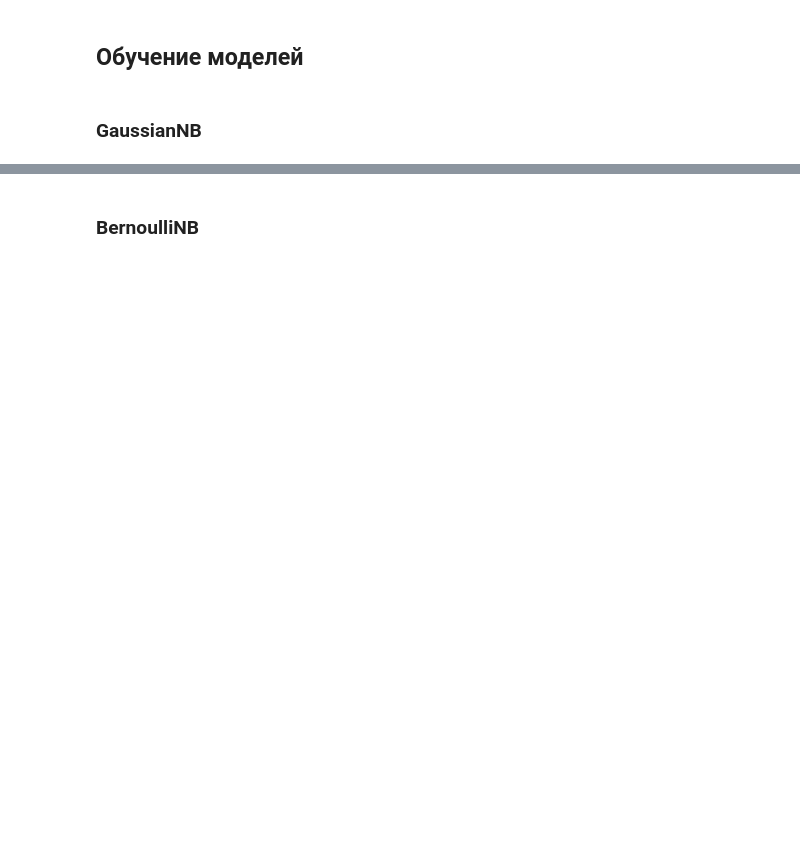
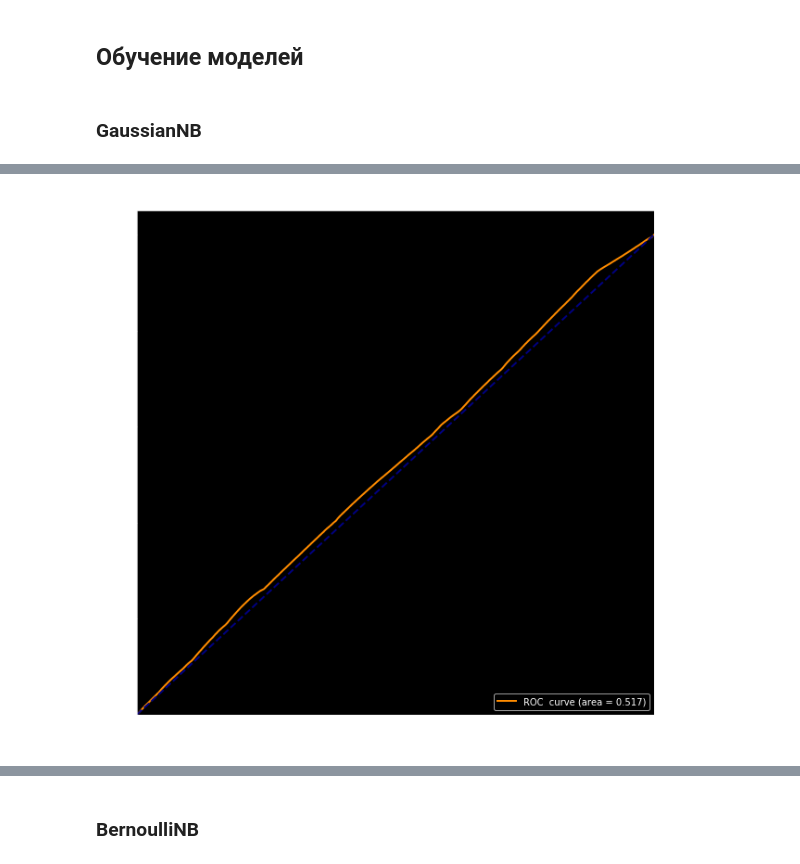
Before and after one commit to Witness-senpai/MLtask, a Jupyter notebook: notebooks/train.ipynb, the cells around one changed output, grey strips where cells are left out. Saved outputs shown, nothing was run; the diff lists cells and outputs as text; code cells hidden in the pictures; blank space fills up the shorter version.

```diff
--- a/notebooks/train.ipynb
+++ b/notebooks/train.ipynb
@@ -101,6 +100,6 @@ val_part = 0.2
 hold_part = 0.02
 # %%
 %%time
-data_path = '../data/filtered_train_data.csv'
+data_path = 'data/filtered_train_data.csv'
 data = pd.read_csv(data_path, dtype=dtypes)
 # %% [output]
@@ -171,7 +256,10 @@ gauss_model.fit(train_data[:,0:-1], train_data[:,-1])
 # %%
 plt.figure(figsize=(10,10))
 plot_roc_curve(true=val_data[:,-1],
                pred=gauss_model.predict_proba(val_data[:,0:-1])[:,1],
-               name='ROC-кривая на валидационном датасете')
+               name='ROC-кривая на валидационном датасете',
+               p_label=1)
+# %% [output]
+[figure, added]
 # %%
 gc.collect()
```
Also changed, not shown: parts of 23 cells of this notebook, 5 other files.
